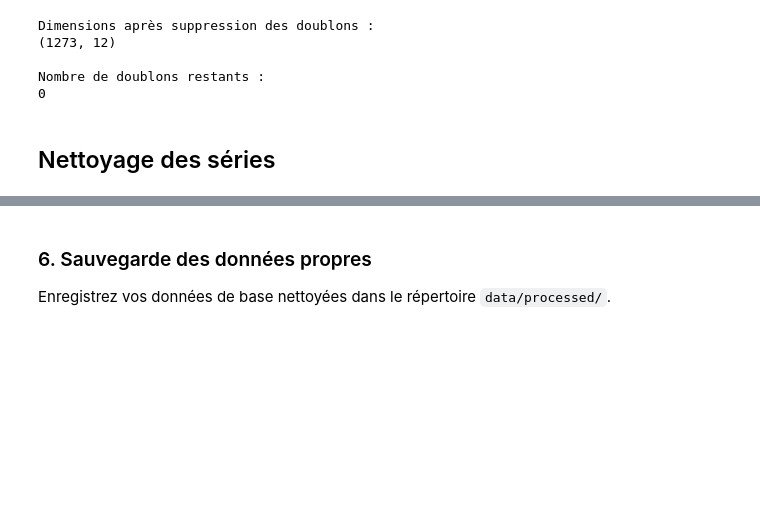
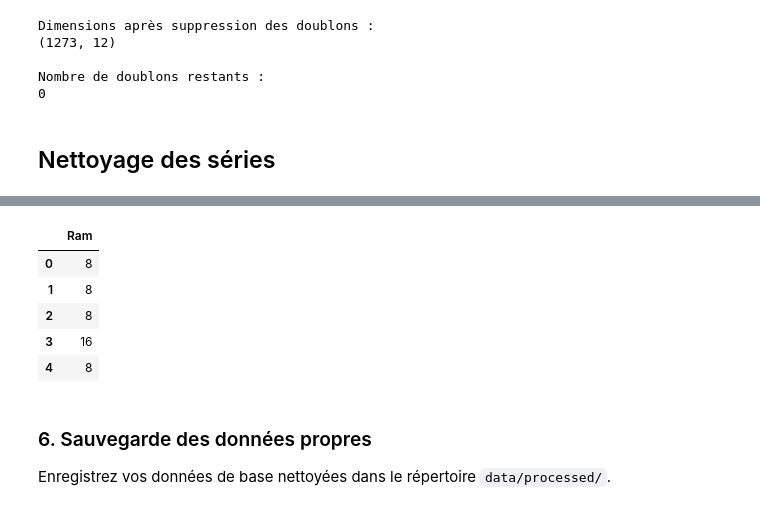
Before and after one commit to lilipix/data-science-project, a Jupyter notebook: notebooks/02_wrangling.ipynb, the cells around one changed output, grey strips where cells are left out. Saved outputs shown, nothing was run; the diff lists cells and outputs as text; code cells hidden in the pictures; blank space fills up the shorter version.

```diff
--- a/notebooks/02_wrangling.ipynb
+++ b/notebooks/02_wrangling.ipynb
@@ -256,3 +283,14 @@ Nombre de doublons restants :
+# %%
+# Nettoyage Ram
+df_clean['Ram'] = df_clean['Ram'].str.replace('GB', '', regex=False).astype(int)
+display(df_clean[['Ram']].head())
+# %% [output]
+|  | Ram |
+| 0 | 8 |
+| 1 | 8 |
+| 2 | 8 |
+| 3 | 16 |
+| 4 | 8 |
 # %%
 # Nettoyage de Memory
 # %%
```
Also changed, not shown: parts of 6 cells of this notebook.
